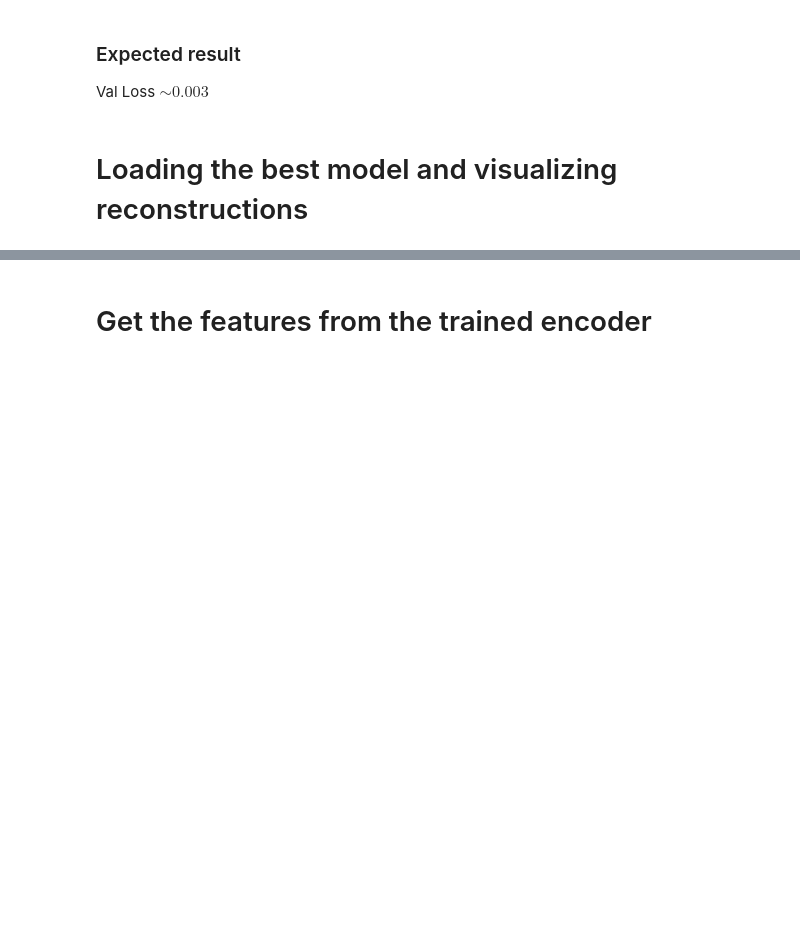
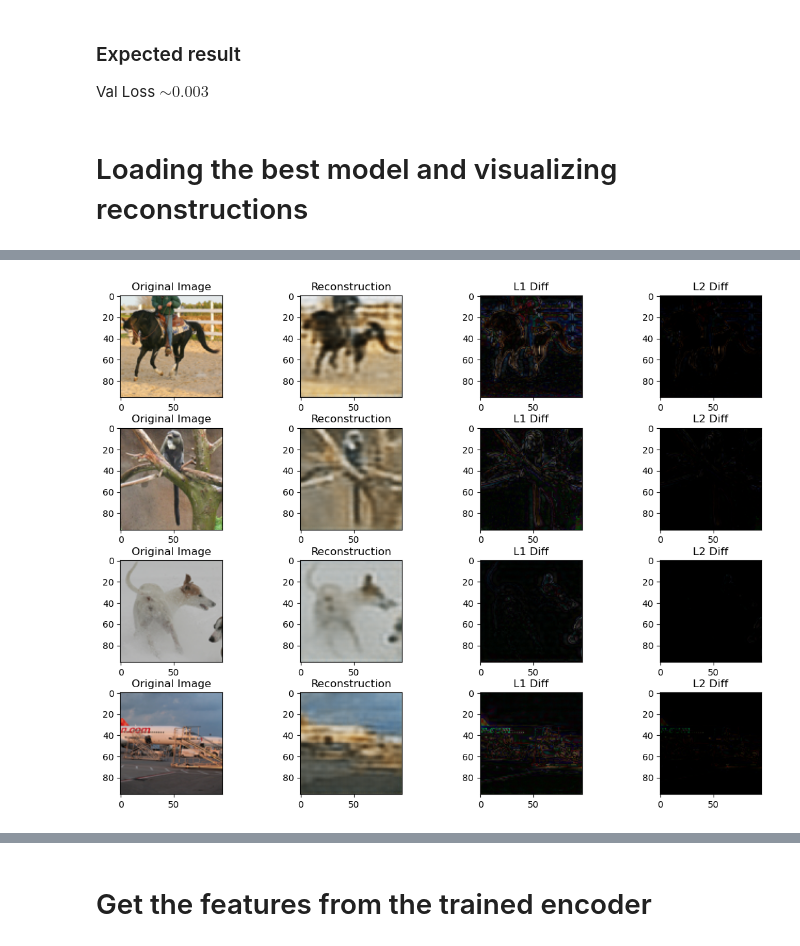
Before and after one commit to dpkass/HHU-Master-Representation-Learning, a Jupyter notebook: assignment_01/autoencoder.ipynb, the cells around one changed output, grey strips where cells are left out. Cells and saved outputs as stored; diff of their text form; code cells hidden in the pictures; blank space fills up the shorter version.

```diff
--- a/assignment_01/autoencoder.ipynb
+++ b/assignment_01/autoencoder.ipynb
@@ -198,4 +263,17 @@ def train(model, optimizer, num_epochs, train_loader, val_loader, criterion, dev
 # Launch training!
 Choose the model and hyperparameters and launch the training.
 The training should not take more than 1h (26mins with our setup).
+# %%
+### START CODE HERE ###
+model = Autoencoder(in_channels=3, base_channels=4, n_layers=4, kernel_size=3, stride=2, padding=1)
+train_dl, val_dl = load_data()
+
+train_setup = {
+    'model': model,
+    'optimizer': torch.optim.Adam(model.parameters(), lr=1e-3),
+    'criterion': nn.MSELoss(),
+    'num_epochs': 20,
+    'train_dl': train_dl,
+    'val_dl': val_dl
+}
 # %%
@@ -213,34 +305,44 @@ def load_model(model, path):
     print(f"Model {path} is loaded from epoch {checkpoint['epoch']} , loss {checkpoint['loss']}")
     return model
 
+
 def get_reconstruction(autoencoder, img_batch):
     autoencoder.eval()
-    autoencoder = autoencoder.to(device)
     img_batch = img_batch.to(device)
     reconstruction = autoencoder(img_batch)
     reconstruction = reconstruction.cpu().detach()
     return reconstruction
 
+
 ### START CODE HERE ### (≈ 8 line of code)
+model = train_setup['model']
+load_model(model, './best_autoencoder_min_val_loss.pth')
+
+img_batch, _ = next(iter(load_data(4)[1]))
+reconstructions = get_reconstruction(model, img_batch)
+
+l1_diff = torch.abs(reconstructions - img_batch).permute(0, 2, 3, 1)
+l2_diff = l1_diff ** 2
 ### END CODE HERE ###
 
 
 # Plotting code is provided for you
 batch = img_batch.shape[0]
-plt.figure(figsize=(14,10))
+plt.figure(figsize=(14, 10))
 plt.subplots_adjust(wspace=0.1, hspace=0.3)
 for i in range(batch):
-    plt.subplot(batch,4, i*batch+1)
+    plt.subplot(batch, 4, i * batch + 1)
     plt.title(f"Original Image")
-    imshow(img_batch[i,...])
-    plt.subplot(batch,4, i*batch+2)
-    imshow(reconstructions[i,...])
+    imshow(img_batch[i, ...])
+    plt.subplot(batch, 4, i * batch + 2)
+    imshow(reconstructions[i, ...])
     plt.title(f"Reconstruction")
-    plt.subplot(batch,4, i*batch+3)
-    plt.imshow(l1_diff[i,...], cmap='gray')
+    plt.subplot(batch, 4, i * batch + 3)
+    plt.imshow(l1_diff[i, ...], cmap='gray')
     plt.title(f"L1 Diff")
-    plt.subplot(batch,4, i*batch+4)
-    plt.imshow(l2_diff[i,...], cmap='gray')
+    plt.subplot(batch, 4, i * batch + 4)
+    plt.imshow(l2_diff[i, ...], cmap='gray')
     plt.title(f"L2 Diff")
-plt.savefig("viz_reconstructions.png")
+plt.savefig("./figs/viz_reconstructions.png")
 plt.show()
+# %% [output]
@@ -247,3 +350,4 @@ plt.show()
+[figure, added]
 # %% [markdown]
  ### Expected result
 
```
Also changed, not shown: parts of 14 cells of this notebook, 2 other files.
